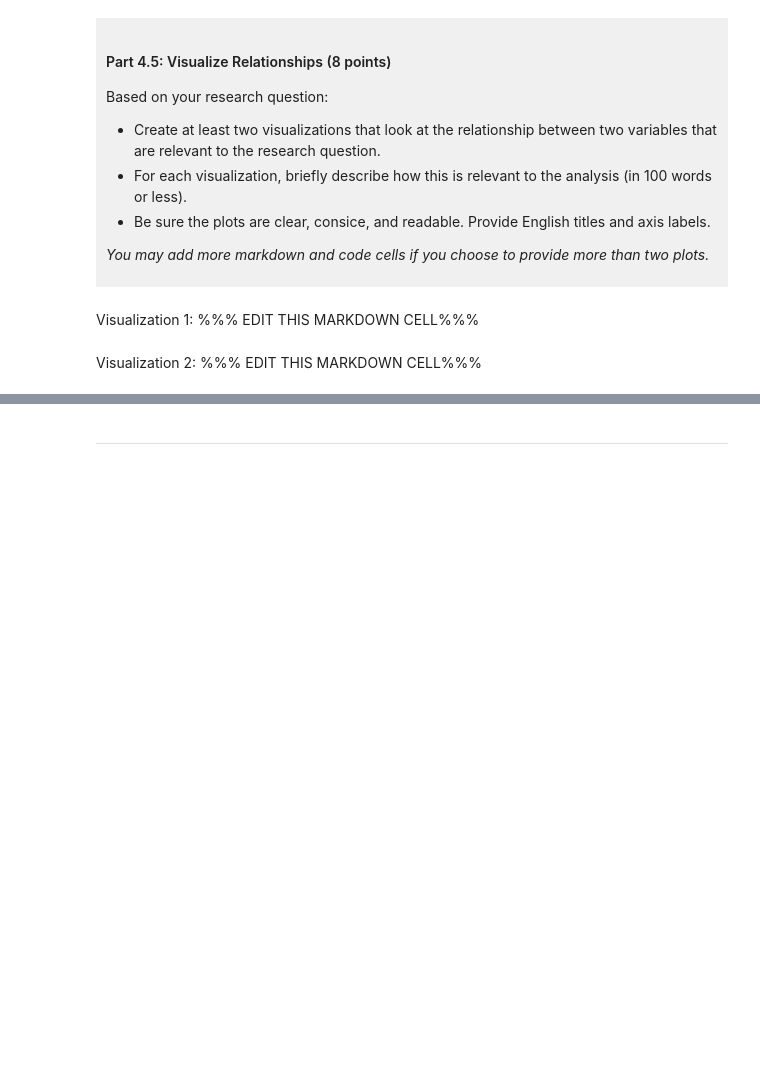
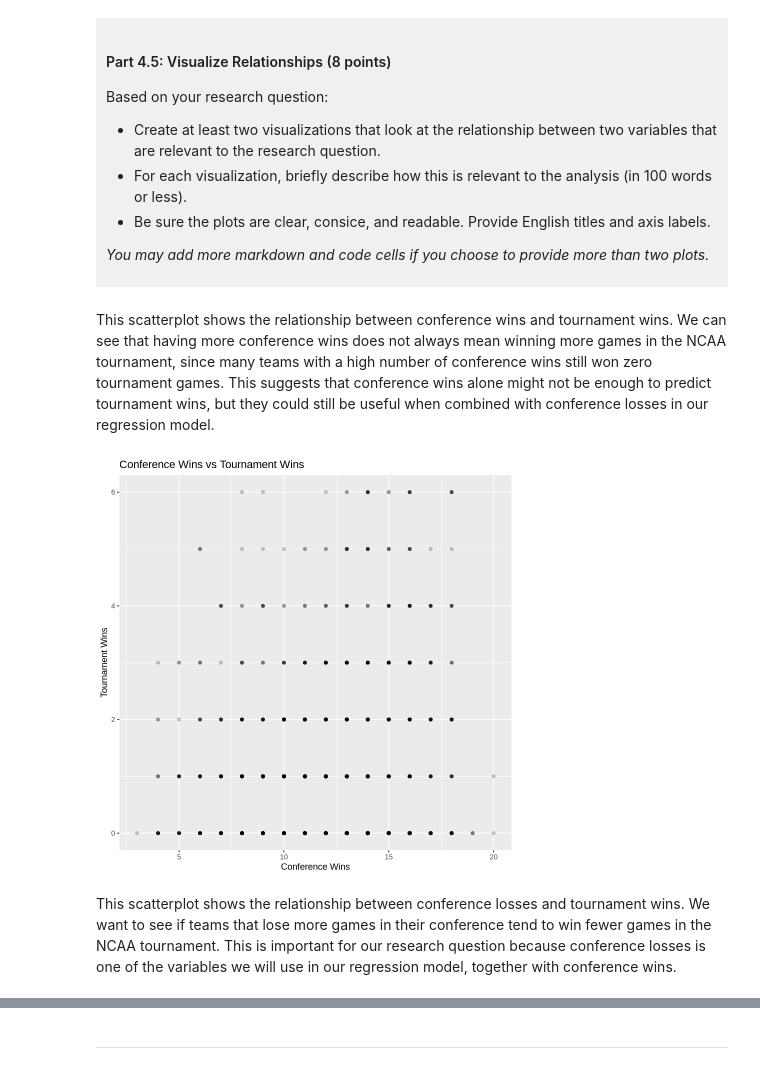
Before and after one commit to RoRioja01/dsci-100-project-rodrigo-rioja-buenfil, a Jupyter notebook: dsci-100-project-notebook.ipynb, the cells around one changed output, grey strips where cells are left out. Saved outputs shown, nothing was run; the diff lists cells and outputs as text; code cells hidden in the pictures; blank space fills up the shorter version.

```diff
--- a/dsci-100-project-notebook.ipynb
+++ b/dsci-100-project-notebook.ipynb
@@ -315,9 +376,15 @@ Based on your research question:
 *You may add more markdown and code cells if you choose to provide more than two plots.*
 </div>
 # %% [markdown]
-Visualization 1: %%% EDIT THIS MARKDOWN CELL%%%
+This scatterplot shows the relationship between conference wins and tournament wins. We can see that having more conference wins does not always mean winning more games in the NCAA tournament, since many teams with a high number of conference wins still won zero tournament games. This suggests that conference wins alone might not be enough to predict tournament wins, but they could still be useful when combined with conference losses in our regression model.
 # %%
-### EDIT THIS CODE CELL FOR VISUALIZATION 1###
+wins_plot <- ggplot(wbdata_select, aes(x = conf_wins, y = tourney_wins)) +
+    geom_point(alpha = 0.2) +
+    labs(title = "Conference Wins vs Tournament Wins", x = "Conference Wins", y = "Tournament Wins")
+
+wins_plot
+# %% [output]
+[figure, added]
 # %% [markdown]
-Visualization 2: %%% EDIT THIS MARKDOWN CELL%%%
+This scatterplot shows the relationship between conference losses and tournament wins. We want to see if teams that lose more games in their conference tend to win fewer games in the NCAA tournament. This is important for our research question because conference losses is one of the variables we will use in our regression model, together with conference wins.
 # %%
```
Also changed, not shown: parts of 9 cells of this notebook.
